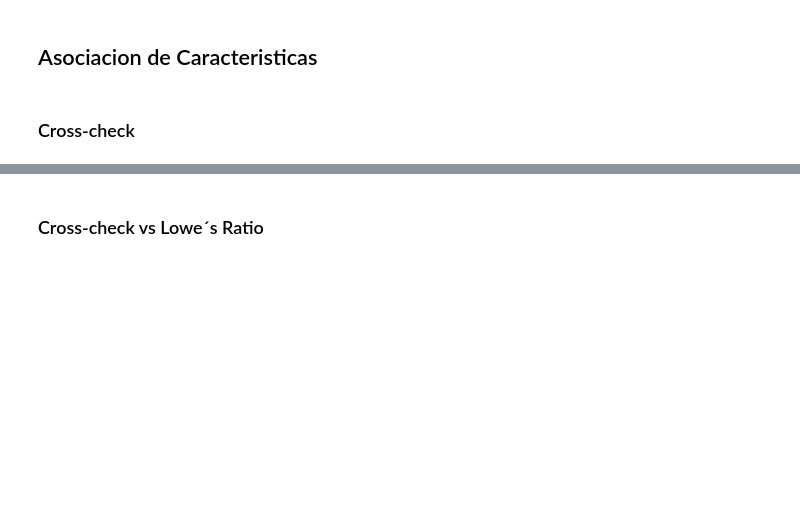
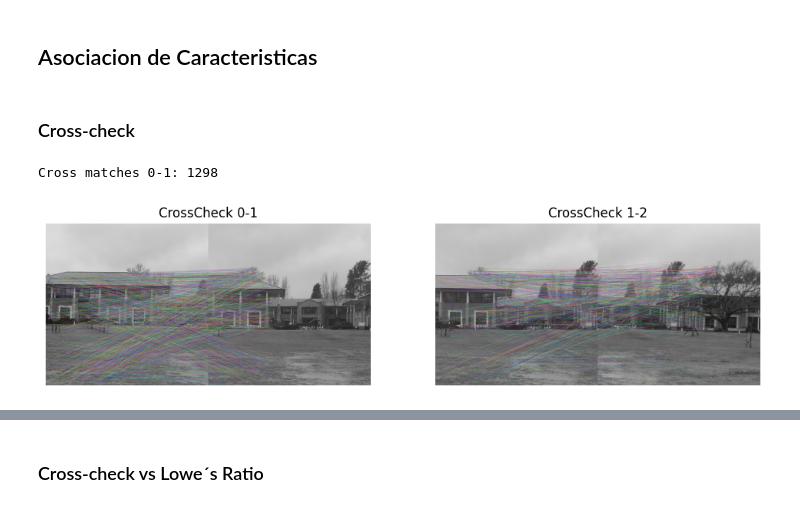
Before and after one commit to jerecoder/TP1-Vision, a Jupyter notebook: tp1.ipynb, the cells around one changed output, grey strips where cells are left out. Drawn from its saved outputs; the diff is of its cells as text; code cells hidden in the pictures; blank space fills up the shorter version.

```diff
--- a/tp1.ipynb
+++ b/tp1.ipynb
@@ -88,3 +88,54 @@ images_descriptors = filtered_descriptors
 ## Asociacion de Caracteristicas
 # %% [markdown]
 ### Cross-check
+# %%
+FLANN_INDEX_KDTREE = 1
+index_params = dict(algorithm=FLANN_INDEX_KDTREE, trees=5)
+search_params = dict(checks=50)
+flann = cv2.FlannBasedMatcher(index_params, search_params)
+
+def flann_cross_check(desc1, desc2, matcher):
+    # Asegurar tipo float32
+    desc1 = desc1.astype(np.float32)
+    desc2 = desc2.astype(np.float32)
+
+    matches_1to2 = matcher.match(desc1, desc2)
+    matches_2to1 = matcher.match(desc2, desc1)
+
+    # Crear diccionario para reverse lookup: (desc2_index) -> desc1_index
+    reverse_matches = {m.trainIdx: m.queryIdx for m in matches_2to1}
+
+    # Filtrar matches que sean mutuos
+    mutual_matches = []
+    for m in matches_1to2:
+        reverse = reverse_matches.get(m.queryIdx)
+        if reverse is not None and reverse == m.trainIdx:
+            mutual_matches.append(m)
+
+    return sorted(mutual_matches, key=lambda x: x.distance)
+
+
+# Entre imagen 0 y 1
+matches01_cross = flann_cross_check(images_descriptors[0], images_descriptors[1], flann)
+print("Cross matches 0-1:", len(matches01_cross))
+
+matched_img01_cross = cv2.drawMatches(
+    images[0], images_keypoints[0],
+    images[1], images_keypoints[1],
+    matches01_cross, None,
+    flags=cv2.DrawMatchesFlags_NOT_DRAW_SINGLE_POINTS
+)
+
+# Match entre imagen 1 y 2
+matches12_cross = flann_cross_check(images_descriptors[1], images_descriptors[2], flann)
+matched_img12_cross = cv2.drawMatches(
+    images[1], images_keypoints[1],
+    images[2], images_keypoints[2],
+    matches12_cross, None,
+    flags=cv2.DrawMatchesFlags_NOT_DRAW_SINGLE_POINTS
+)
+
+show_images([matched_img01_cross, matched_img12_cross], ["CrossCheck 0-1", "CrossCheck 1-2"])
+# %% [output]
+Cross matches 0-1: 1298
+[figure, added]
```
Also changed, not shown: parts of 8 cells of this notebook.
